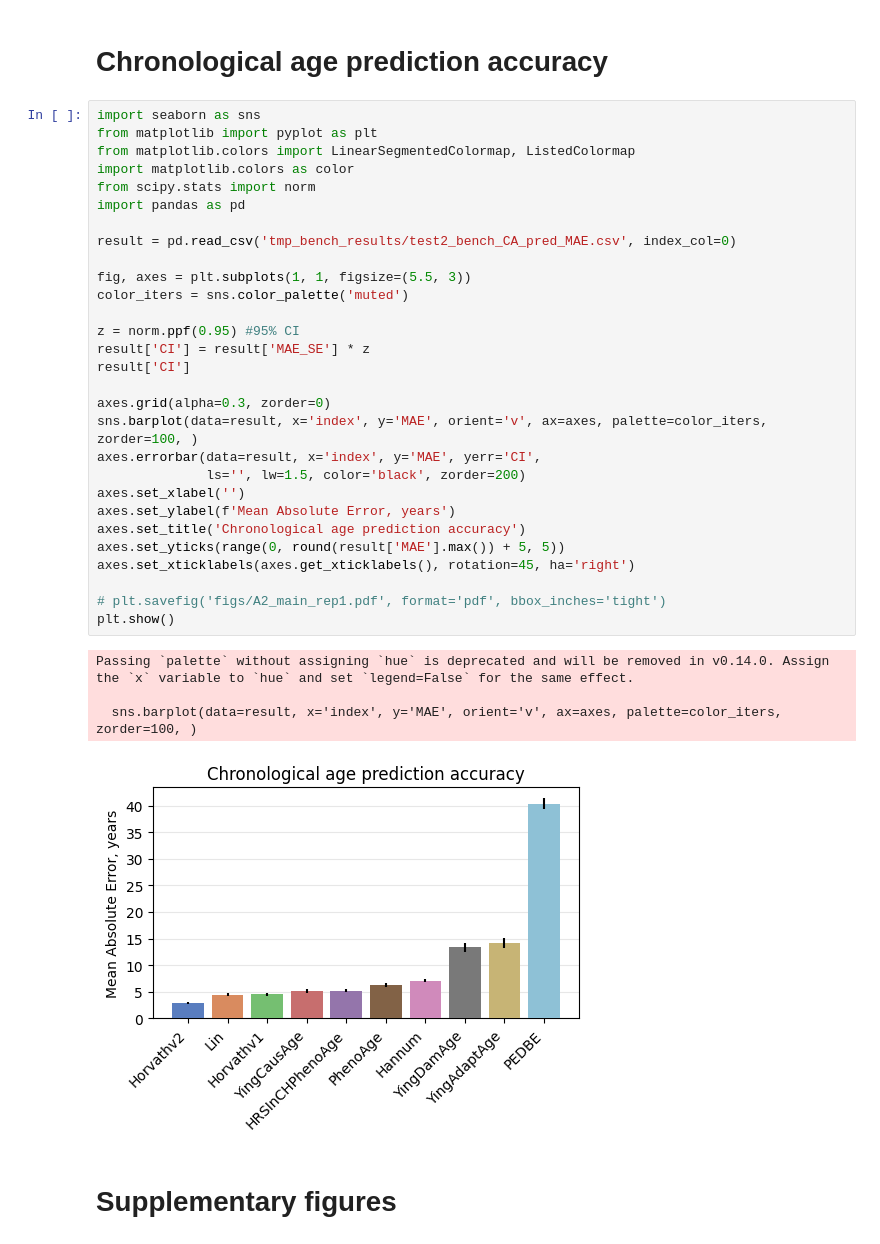
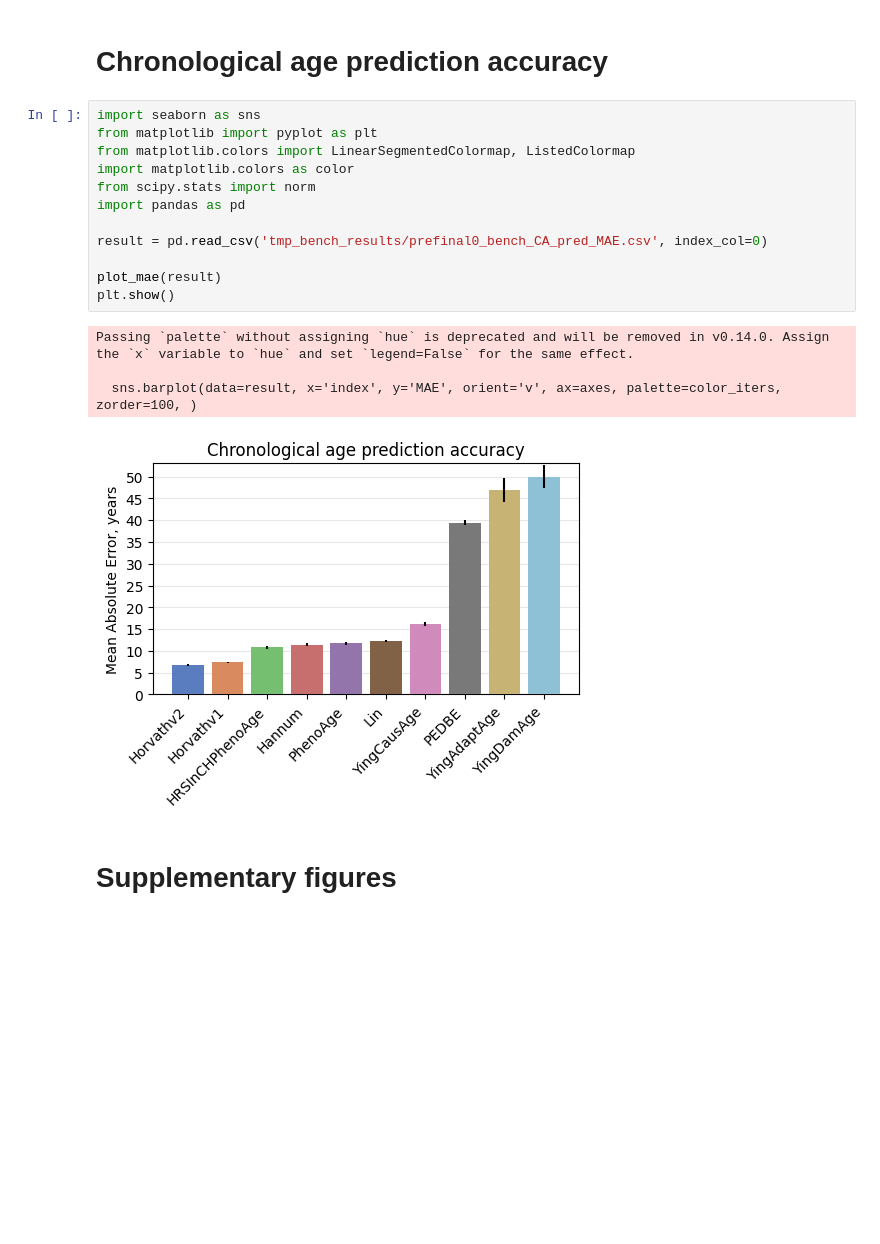
Before and after one commit to ComputationalAgingLab/ComputAge, a Jupyter notebook: benchplots.ipynb, the cells around one changed output. Cells and saved outputs as stored; diff of their text form; blank space fills up the shorter version.

```diff
--- a/benchplots.ipynb
+++ b/benchplots.ipynb
@@ -135,39 +138,22 @@ table = Table(
 # %% [markdown]
 # Chronological age prediction accuracy
-# %%
-import seaborn as sns
-from matplotlib import pyplot as plt
-from matplotlib.colors import LinearSegmentedColormap, ListedColormap
-import matplotlib.colors as color
-from scipy.stats import norm
-import pandas as pd
-
-result = pd.read_csv('tmp_bench_results/test2_bench_CA_pred_MAE.csv', index_col=0)
-
-fig, axes = plt.subplots(1, 1, figsize=(5.5, 3))
-color_iters = sns.color_palette('muted')
-
-z = norm.ppf(0.95) #95% CI
-result['CI'] = result['MAE_SE'] * z
-result['CI']
-
-axes.grid(alpha=0.3, zorder=0)
-sns.barplot(data=result, x='index', y='MAE', orient='v', ax=axes, palette=color_iters, zorder=100, )
-axes.errorbar(data=result, x='index', y='MAE', yerr='CI',
-              ls='', lw=1.5, color='black', zorder=200)
-axes.set_xlabel('')
-axes.set_ylabel(f'Mean Absolute Error, years')
-axes.set_title('Chronological age prediction accuracy')
-axes.set_yticks(range(0, round(result['MAE'].max()) + 5, 5))
-axes.set_xticklabels(axes.get_xticklabels(), rotation=45, ha='right')
-
-# plt.savefig('figs/A2_main_rep1.pdf', format='pdf', bbox_inches='tight')
-plt.show()
-# %% [output]
-Passing `palette` without assigning `hue` is deprecated and will be removed in v0.14.0. Assign the `x` variable to `hue` and set `legend=False` for the same effect.
-
-  sns.barplot(data=result, x='index', y='MAE', orient='v', ax=axes, palette=color_iters, zorder=100, )
-[figure, removed]
+# %%
+import seaborn as sns
+from matplotlib import pyplot as plt
+from matplotlib.colors import LinearSegmentedColormap, ListedColormap
+import matplotlib.colors as color
+from scipy.stats import norm
+import pandas as pd
+
+result = pd.read_csv('tmp_bench_results/prefinal0_bench_CA_pred_MAE.csv', index_col=0)
+
+plot_mae(result)
+plt.show()
+# %% [output]
+Passing `palette` without assigning `hue` is deprecated and will be removed in v0.14.0. Assign the `x` variable to `hue` and set `legend=False` for the same effect.
+
+  sns.barplot(data=result, x='index', y='MAE', orient='v', ax=axes, palette=color_iters, zorder=100, )
+[figure, added]
 # %% [markdown]
 # Supplementary figures
 # %%
```
Also changed, not shown: parts of 10 cells of this notebook, 5 other files.
